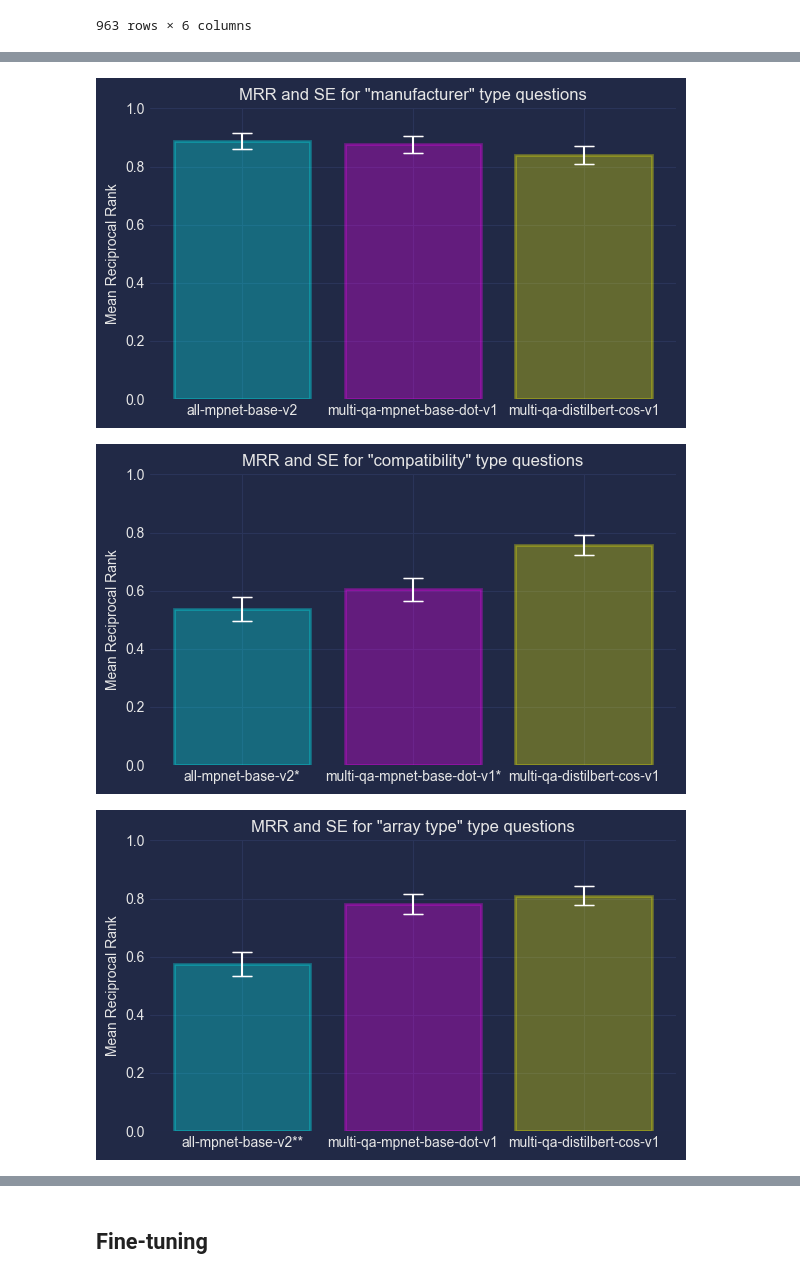
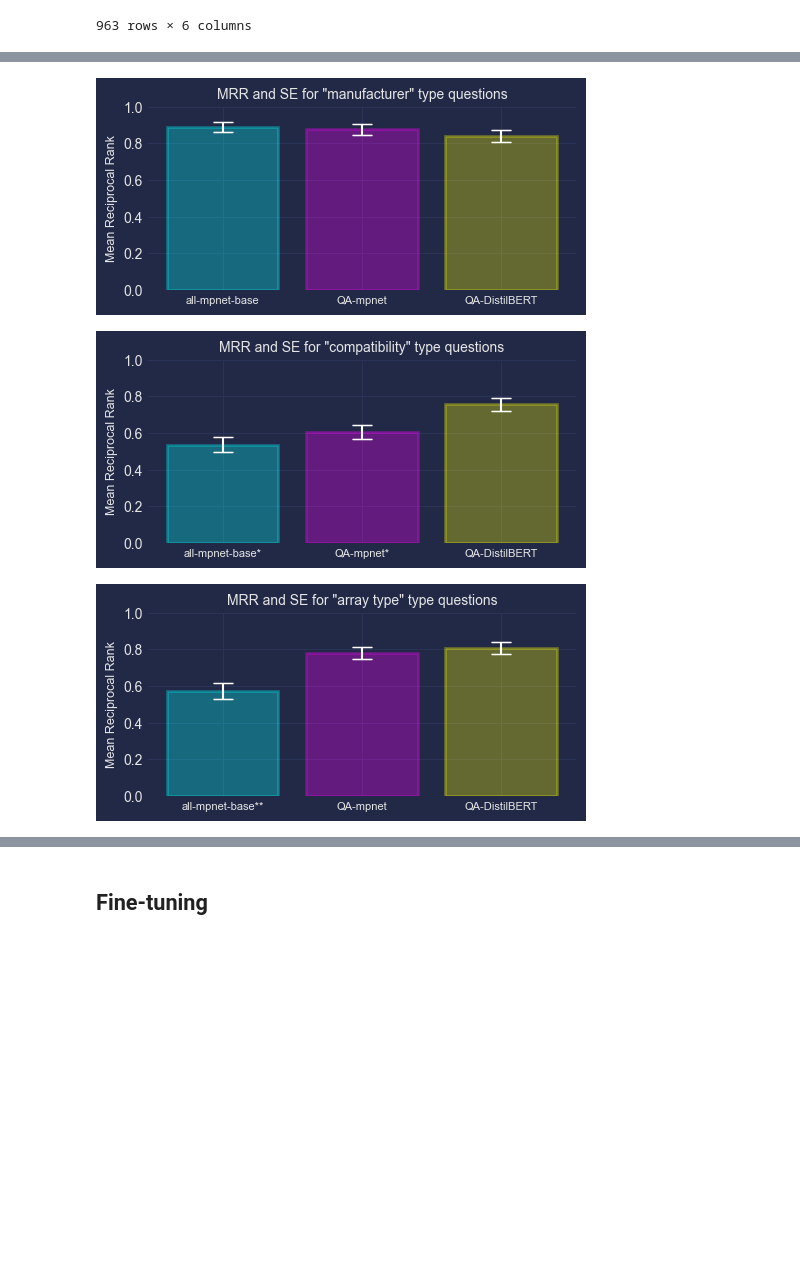
Before and after one commit to dennisvdang/QA-Retrieval-System, a Jupyter notebook: notebooks/qa_system.ipynb, the cells around one changed output, grey strips where cells are left out. Saved outputs shown, nothing was run; the diff lists cells and outputs as text; code cells hidden in the pictures; blank space fills up the shorter version.

Commit message:
Update images

```diff
--- a/notebooks/qa_system.ipynb
+++ b/notebooks/qa_system.ipynb
@@ -494,7 +496,7 @@ for i, model_key in enumerate(model_order):
     box = ax[i].boxplot(data, vert=True, patch_artist=True, medianprops=dict(color='yellow', alpha=0.5), boxprops=dict(facecolor='cyan', alpha=0.3, edgecolor='cyan'), capprops=dict(color='cyan', alpha=0.3), whiskerprops=dict(color='yellow'), flierprops=dict(markeredgecolor='yellow', markerfacecolor='yellow', alpha=0.3))
     ax[i].set_xticklabels(labels, rotation=45)
     ax[i].set_ylabel('RR')
-    ax[i].set_title(f'RR Distribution for Different Question Types ({model_key})')
+    ax[i].set_title(f'RR Distribution for {model_key} Across Question Types')
 
     mplcyberpunk.make_lines_glow(ax[i])
 
@@ -530,45 +532,54 @@ for ptype in all_types:
 # Colors for different models
 colors = ['cyan', 'magenta', 'yellow']
 
+# New labels for the models
+new_model_order = ['all-mpnet-base', 'QA-mpnet', 'QA-DistilBERT']
+# Original model names
+original_model_order = ['all-mpnet-base-v2', 'multi-qa-mpnet-base-dot-v1', 'multi-qa-distilbert-cos-v1']
+# Mapping from original to new labels
+model_mapping = dict(zip(original_model_order, new_model_order))
+
 for ptype in all_types:
     # Create a new figure for each question type
-    fig, ax = plt.subplots(figsize=(6, 4))
+    fig, ax = plt.subplots(figsize=(5, 2.75))
 
     # Data for plotting
     means = mean_rr_by_type[ptype]
     errors = se_rr_by_type[ptype]
     x = np.arange(len(means))
 
     # Creating bar chart
     bars = ax.bar(x, means, yerr=errors, color=colors, capsize=7, alpha=0.3, linewidth=2, ecolor='white')
     for bar, color in zip(bars, colors):
         bar.set_edgecolor(color)
     ax.set_xticks(x)
-    ax.set_xticklabels(model_order)
-    ax.set_title(f'MRR and SE for "{ptype}" type questions')
+    ax.set_xticklabels(new_model_order, fontsize=8)  # Set new model order labels
+    ax.set_title(f'MRR and SE for "{ptype}" type questions', fontsize=10)
     ax.set_ylim(0, 1)
-    ax.set_ylabel('Mean Reciprocal Rank')
+    ax.set_ylabel('Mean Reciprocal Rank', fontsize=9)
     ax.set_yticks(np.linspace(0, 1, 6))
 
     # Add cyberpunk-style effects
     mplcyberpunk.make_lines_glow(ax, alpha_line=0.6)
 
     # Add asterisks based on Tukey's HSD results
     tukey_result = tukey_results[ptype]
-    asterisks_list = ['' for _ in model_order]
+    asterisks_list = ['' for _ in new_model_order]
     for comparison in tukey_result.summary().data[1:]:
         group1, group2, meandiff, p_adj, lower, upper, reject = comparison
         if reject:  # If the null hypothesis is rejected
+            group1_new = model_mapping[group1]
+            group2_new = model_mapping[group2]
             if meandiff > 0:  # group1 has a higher mean than group2
-                asterisks_list[model_order.index(group1)] += '*'
+                asterisks_list[new_model_order.index(group1_new)] += '*'
             elif meandiff < 0:  # group2 has a higher mean than group1
-                asterisks_list[model_order.index(group2)] += '*'
-    ax.set_xticklabels([f"{label}{asterisks}" for label, asterisks in zip(model_order, asterisks_list)])
+                asterisks_list[new_model_order.index(group2_new)] += '*'
+    ax.set_xticklabels([f"{label}{asterisks}" for label, asterisks in zip(new_model_order, asterisks_list)], fontsize=8)
 
     plt.tight_layout(rect=[0, 0.1, 1, 1])  # Adjust the bottom margin
     plt.savefig(f'../images/bar_chart_{ptype}.png', dpi=300, bbox_inches='tight')
     plt.show()
 # %% [output]
-[figure, old version]
+[figure, new version]
-[figure, old version]
+[figure, new version]
-[figure, old version]
+[figure, new version]
```
Also changed, not shown: parts of 3 cells of this notebook, 8 other files.
